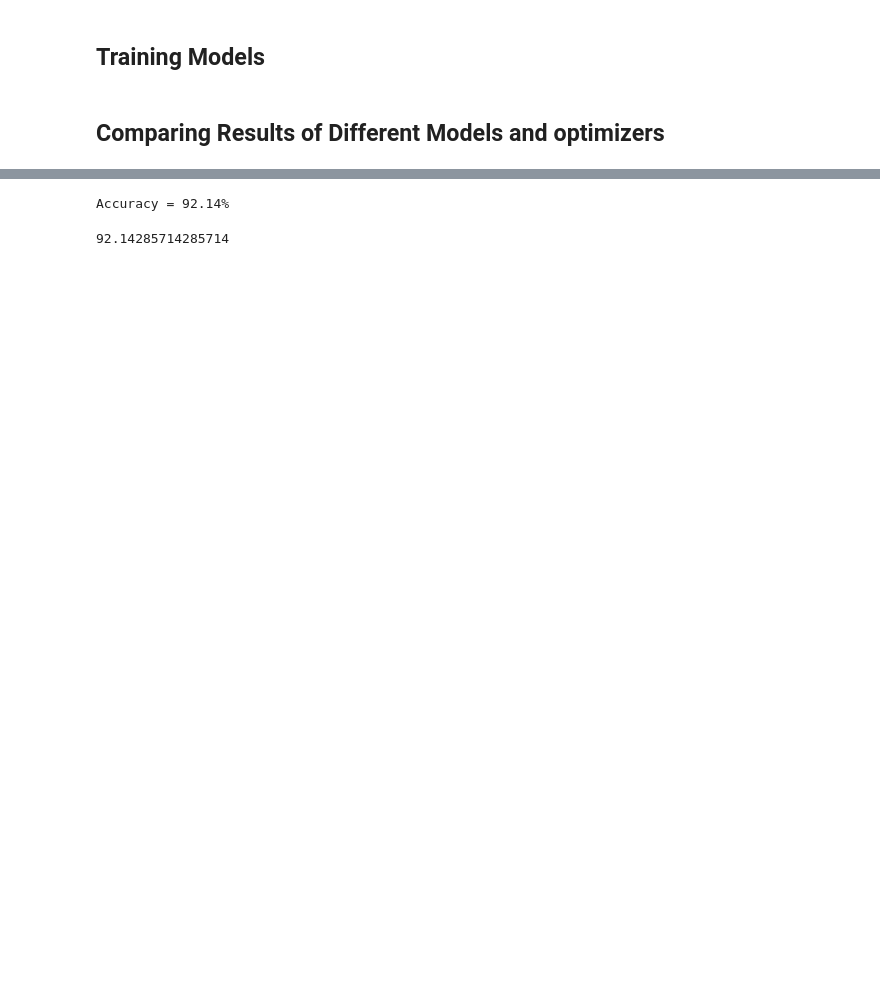
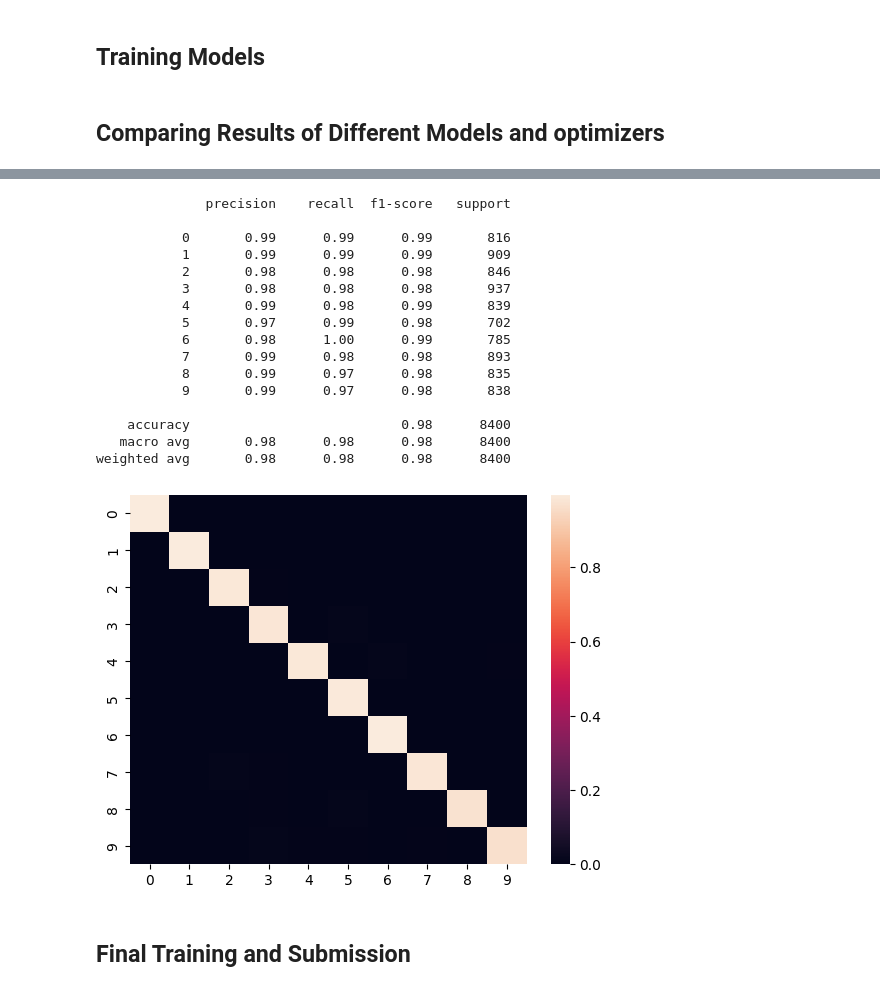
Before and after one commit to aakashks/DL-basics, a Jupyter notebook: mnist-elastic-distortion.ipynb, the cells around one changed output, grey strips where cells are left out. Cells and saved outputs as stored; diff of their text form; code cells hidden in the pictures; blank space fills up the shorter version.

Commit message:
Kaggle Notebook | Version 8 - Linear2

```diff
--- a/mnist-elastic-distortion.ipynb
+++ b/mnist-elastic-distortion.ipynb
@@ -109,7 +170,3 @@ val_dataset = MNISTDataset(X_val, y_val)
-# %%
-batch_size = 8
-num_epochs = 10
-num_classes = 10
 # %%
 train_loader = DataLoader(dataset=train_dataset, batch_size=batch_size, shuffle=True)
 val_loader = DataLoader(dataset=val_dataset, batch_size=batch_size, shuffle=True)
@@ -130,3 +185,0 @@ imshow(images, labels)
-# %%
-images, labels = next(iter(val_loader))
-imshow(images, labels)
@@ -191,0 +244,21 @@ class LinearNet(nn.Module):
+# %%
+from sklearn.metrics import classification_report, confusion_matrix
+
+def validate_model(model, val_loader=val_loader):
+
+    y_true = []
+    y_pred = []
+
+    with torch.no_grad():
+        for images, labels in val_loader:
+            images = images.to(device)
+
+            output = model(images)
+            _, predictions = torch.max(output, 1)
+
+            y_true.extend(labels.cpu().tolist())
+            y_pred.extend(predictions.cpu().tolist())
+
+    print(classification_report(y_true, y_pred))
+    cm = confusion_matrix(y_true, y_pred, normalize='true')
+    sns.heatmap(cm)
@@ -193,9 +338,10 @@ class LinearNet(nn.Module):
 ## Comparing Results of Different Models and optimizers
 # %%
 lr = 1e-3
-model = LinearNet(28*28).to(device)
+# model = LinearNet2().to(device)
+model = LeNet().to(device)
 optimizer = optim.Adam(model.parameters(), lr=lr)
 criterion = nn.CrossEntropyLoss()
 
-train_model(model, criterion, optimizer, num_epochs=10)
+train_model(model, criterion, optimizer, num_epochs=15, val_loader=val_loader)
 # %% [output]
@@ -212,5 +363,20 @@ epoch 10/10 loss 0.2368
 # %%
-validate_model(model, val_loader)
+validate_model(model)
 # %% [output]
-Accuracy = 92.14%
+              precision    recall  f1-score   support
+
+           0       0.99      0.99      0.99       816
+           1       0.99      0.99      0.99       909
+           2       0.98      0.98      0.98       846
+           3       0.98      0.98      0.98       937
+           4       0.99      0.98      0.99       839
+           5       0.97      0.99      0.98       702
+           6       0.98      1.00      0.99       785
+           7       0.99      0.98      0.98       893
+           8       0.99      0.97      0.98       835
+           9       0.99      0.97      0.98       838
+
+    accuracy                           0.98      8400
+   macro avg       0.98      0.98      0.98      8400
+weighted avg       0.98      0.98      0.98      8400
-92.14285714285714
+[figure, added]
@@ -218,0 +383,2 @@ writer.flush()
+# %% [markdown]
+## Final Training and Submission
```
Also changed, not shown: parts of 24 cells of this notebook.
